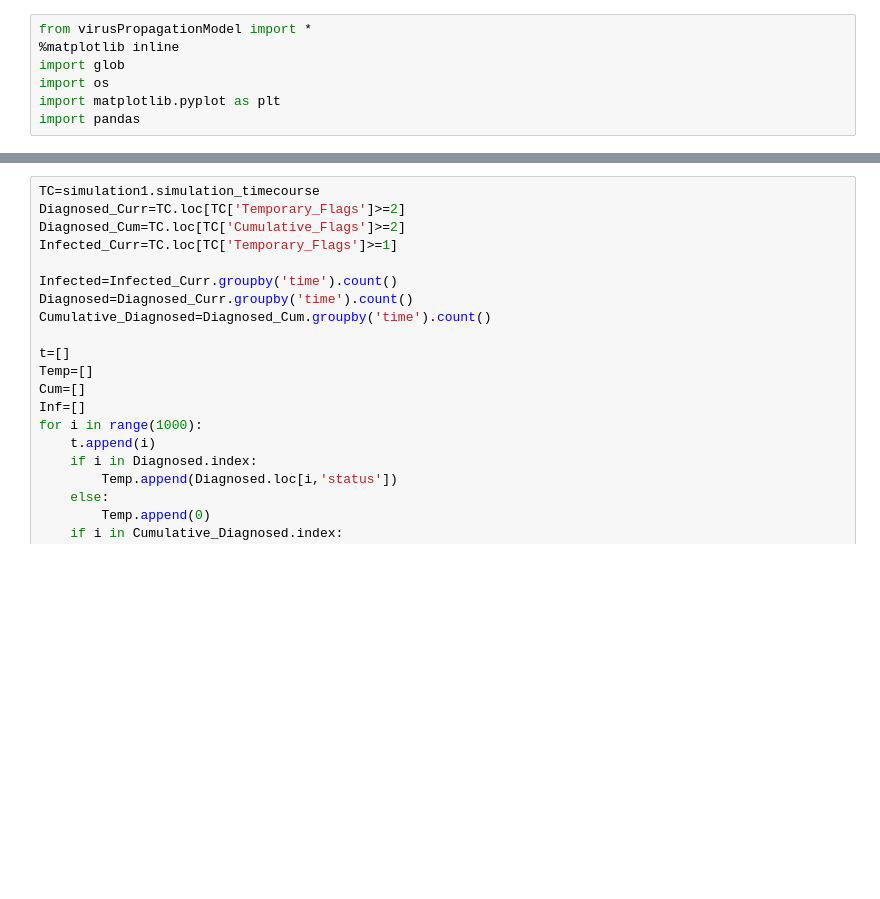
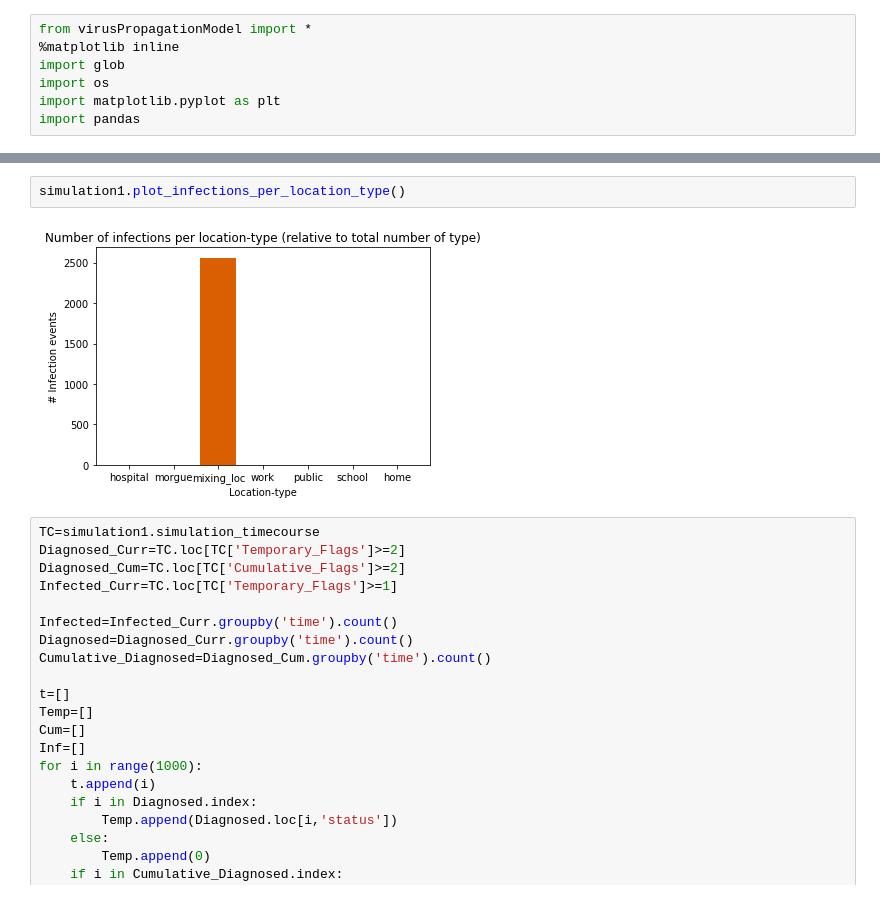
Before and after one commit to joba-1/Corona_Model, a Jupyter notebook: RUN_CoronaABM.ipynb, the cells around one changed output, grey strips where cells are left out. Drawn from its saved outputs; the diff is of its cells as text; blank space fills up the shorter version.

```diff
--- a/RUN_CoronaABM.ipynb
+++ b/RUN_CoronaABM.ipynb
@@ -17,3 +29,7 @@ simulation1.plot_status_timecourse()
+# %%
+simulation1.plot_infections_per_location_type()
+# %% [output]
+[figure, added]
 # %%
 TC=simulation1.simulation_timecourse
 Diagnosed_Curr=TC.loc[TC['Temporary_Flags']>=2]
```
Also changed, not shown: parts of 5 cells of this notebook, 4 other files.
